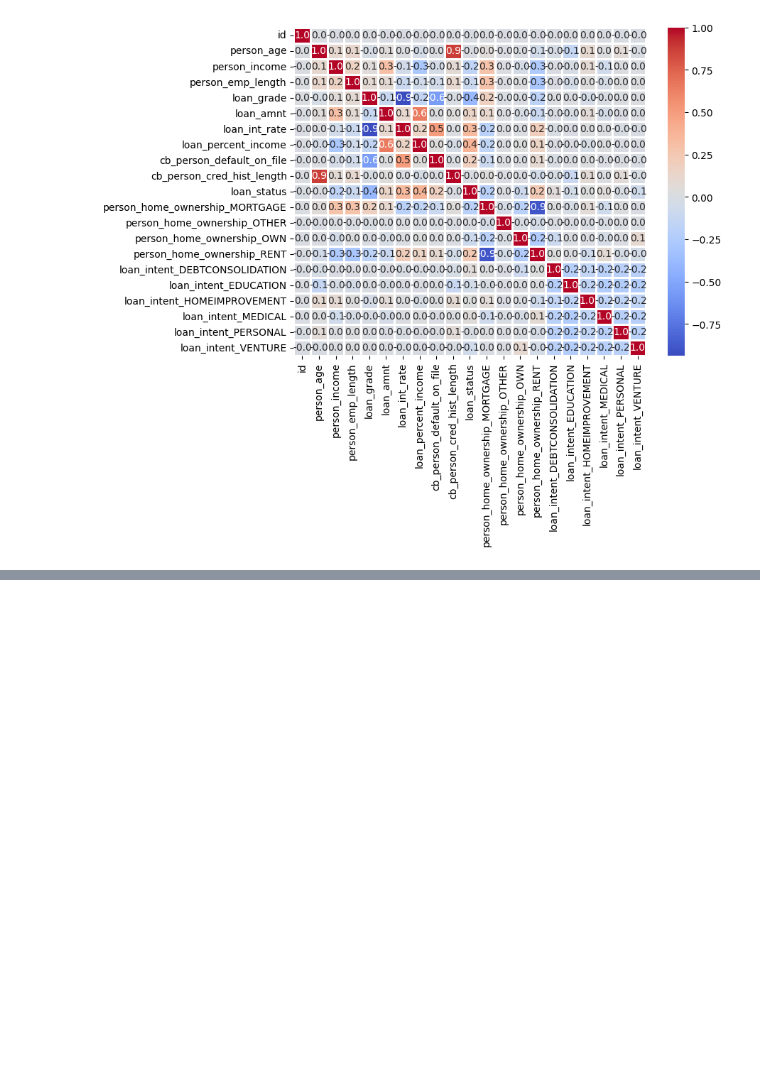
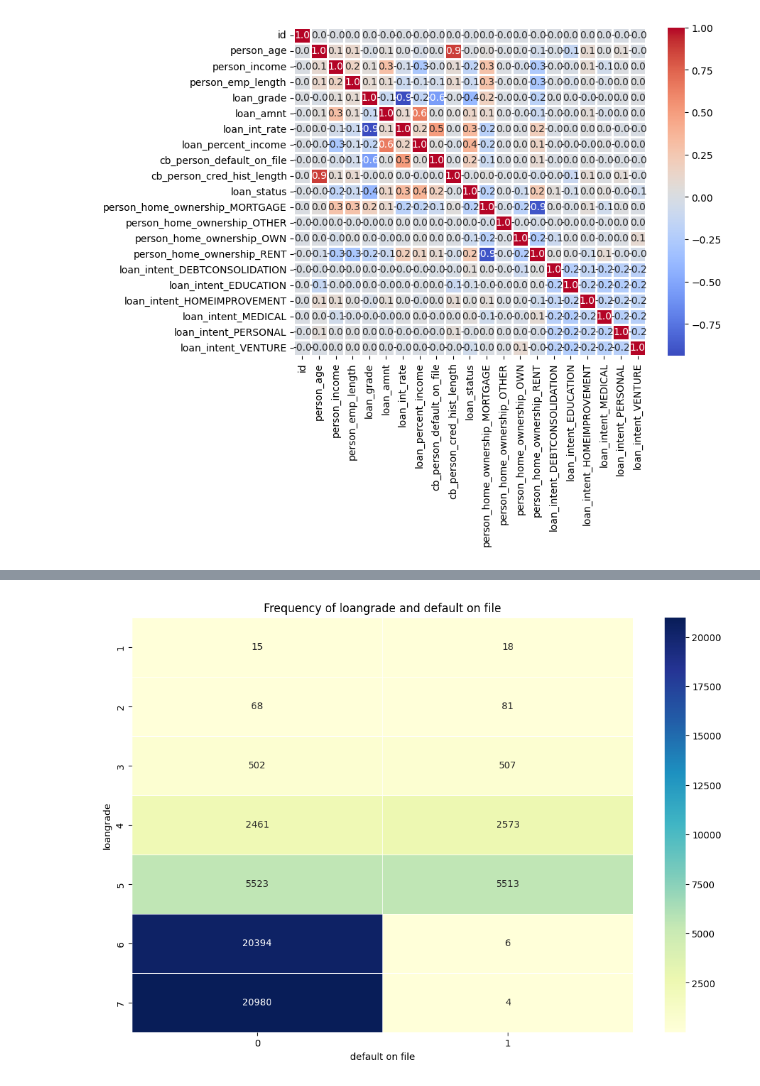
Before and after one commit to Alexej9671/kaggle_loan_approval_prediction, a Jupyter notebook: train_models.ipynb, the cells around one changed output, grey strips where cells are left out. Saved outputs shown, nothing was run; the diff lists cells and outputs as text; code cells hidden in the pictures; blank space fills up the shorter version.

```diff
--- a/train_models.ipynb
+++ b/train_models.ipynb
@@ -262,0 +234,10 @@ plt.show()
+# %%
+pivot = pd.pivot_table(df, index = 'loan_grade', columns = 'cb_person_default_on_file', aggfunc='size', fill_value = 0)
+plt.figure(figsize=(12,8))
+sns.heatmap(pivot, cmap = 'YlGnBu', annot=True, fmt="d", linewidths = 0.5)
+plt.title('Frequency of loangrade and default on file')
+plt.xlabel('default on file')
+plt.ylabel('loangrade')
+plt.show()
+# %% [output]
+[figure, added]
```
Also changed, not shown: parts of 39 cells of this notebook.
